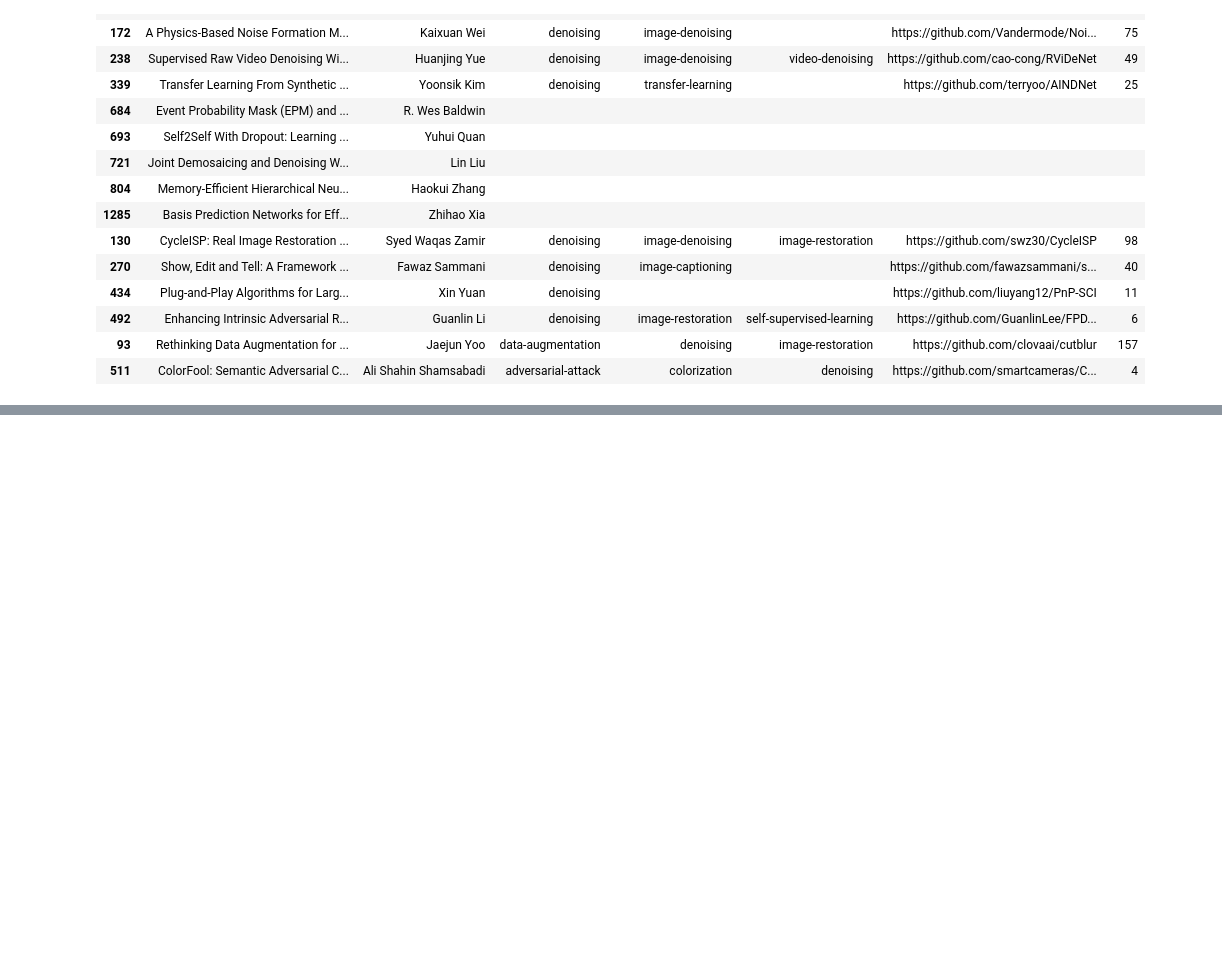
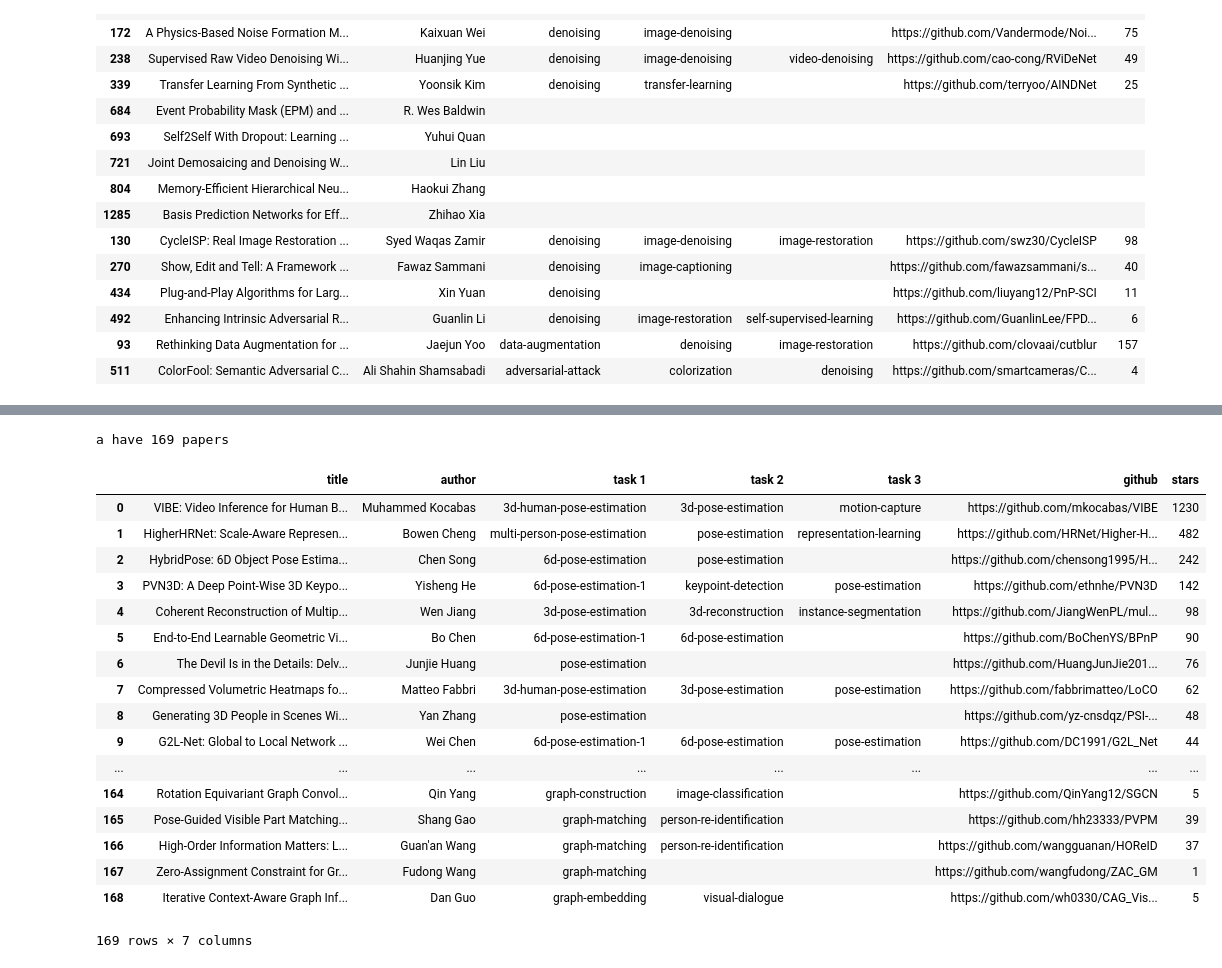
Before and after one commit to ShaofengZou/CVPR-2020-Paper-Code-Statistics, a Jupyter notebook: cvpr_paper_code_statistics.ipynb, the cells around one changed output, grey strips where cells are left out. Saved outputs shown, nothing was run; the diff lists cells and outputs as text; code cells hidden in the pictures; blank space fills up the shorter version.

```diff
--- a/cvpr_paper_code_statistics.ipynb
+++ b/cvpr_paper_code_statistics.ipynb
@@ -272,13 +281,17 @@ plt.show()
 # %% [markdown]
 ## Search papers according to keyword and topic
 # %%
-def pull_papers(paper_infos, topic, search_range='all'):
-    target_title = paper_infos[paper_infos['title'].str.contains(topic.capitalize())]
+def pull_papers(paper_infos, topics, search_range='all'):
+    target_title = pd.DataFrame()
+    for topic in topics:
+        tmp = paper_infos[paper_infos['title'].str.contains(topic.capitalize())]
+        target_title = pd.concat([target_title, tmp]).drop_duplicates()
 
     target_topic = pd.DataFrame()
-    for i in range(3):
-        tmp = paper_infos[paper_infos['task %d' % (i+1)].str.contains(topic)]
-        target_topic = pd.concat([target_topic, tmp]).drop_duplicates()
+    for topic in topics:
+        for i in range(3):
+            tmp = paper_infos[paper_infos['task %d' % (i+1)].str.contains(topic)]
+            target_topic = pd.concat([target_topic, tmp]).drop_duplicates()
 
     if search_range == 'title':
         return target_title
@@ -307,0 +389,31 @@ pull_papers(df, 'denoising')
+# %%
+def get_and_save(target_class):
+    topics = list(topic_class[target_class])
+    clean_topics = [x for x in topics if str(x)!='nan']
+    clean_infos = pull_papers(df, clean_topics, 'topic').reset_index(drop=True)
+    print('%s have %d papers' % (target_class, len(clean_infos)))
+    save_path = os.path.join('info', '%s.csv' % target_class.upper())
+    clean_infos.to_csv(save_path)
+    return clean_infos
+# %%
+get_and_save('a')
+# %% [output]
+a have 169 papers
+|  | title | author | task 1 | task 2 | task 3 | github | stars |
+| 0 | VIBE: Video Inference for Human B... | Muhammed Kocabas | 3d-human-pose-estimation | 3d-pose-estimation | motion-capture | https://github.com/mkocabas/VIBE | 1230 |
+| 1 | HigherHRNet: Scale-Aware Represen... | Bowen Cheng | multi-person-pose-estimation | pose-estimation | representation-learning | https://github.com/HRNet/Higher-H... | 482 |
+| 2 | HybridPose: 6D Object Pose Estima... | Chen Song | 6d-pose-estimation | pose-estimation |  | https://github.com/chensong1995/H... | 242 |
+| 3 | PVN3D: A Deep Point-Wise 3D Keypo... | Yisheng He | 6d-pose-estimation-1 | keypoint-detection | pose-estimation | https://github.com/ethnhe/PVN3D | 142 |
+| 4 | Coherent Reconstruction of Multip... | Wen Jiang | 3d-pose-estimation | 3d-reconstruction | instance-segmentation | https://github.com/JiangWenPL/mul... | 98 |
+| 5 | End-to-End Learnable Geometric Vi... | Bo Chen | 6d-pose-estimation-1 | 6d-pose-estimation |  | https://github.com/BoChenYS/BPnP | 90 |
+| 6 | The Devil Is in the Details: Delv... | Junjie Huang | pose-estimation |  |  | https://github.com/HuangJunJie201... | 76 |
+| 7 | Compressed Volumetric Heatmaps fo... | Matteo Fabbri | 3d-human-pose-estimation | 3d-pose-estimation | pose-estimation | https://github.com/fabbrimatteo/LoCO | 62 |
+| 8 | Generating 3D People in Scenes Wi... | Yan Zhang | pose-estimation |  |  | https://github.com/yz-cnsdqz/PSI-... | 48 |
+| 9 | G2L-Net: Global to Local Network ... | Wei Chen | 6d-pose-estimation-1 | 6d-pose-estimation | pose-estimation | https://github.com/DC1991/G2L_Net | 44 |
+| ... | ... | ... | ... | ... | ... | ... | ... |
+| 164 | Rotation Equivariant Graph Convol... | Qin Yang | graph-construction | image-classification |  | https://github.com/QinYang12/SGCN | 5 |
+| 165 | Pose-Guided Visible Part Matching... | Shang Gao | graph-matching | person-re-identification |  | https://github.com/hh23333/PVPM | 39 |
+| 166 | High-Order Information Matters: L... | Guan'an Wang | graph-matching | person-re-identification |  | https://github.com/wangguanan/HOReID | 37 |
+| 167 | Zero-Assignment Constraint for Gr... | Fudong Wang | graph-matching |  |  | https://github.com/wangfudong/ZAC_GM | 1 |
+| 168 | Iterative Context-Aware Graph Inf... | Dan Guo | graph-embedding | visual-dialogue |  | https://github.com/wh0330/CAG_Vis... | 5 |
+169 rows × 7 columns
```
Also changed, not shown: parts of 16 cells of this notebook, 12 other files.
